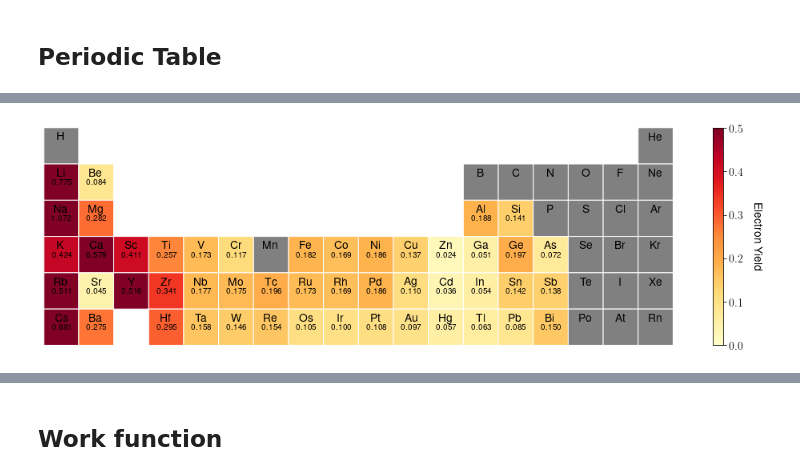
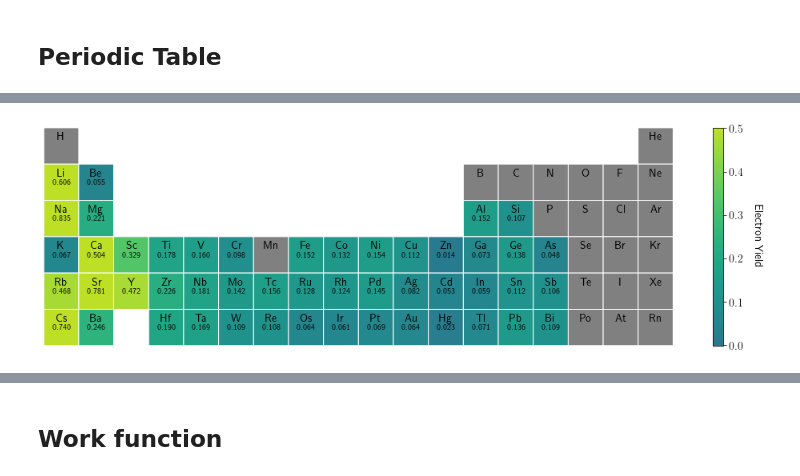
Before and after one commit to mbercx/phd-thesis, a Jupyter notebook: jupyter/quotas/metals/high_throughput.ipynb, the cells around one changed output, grey strips where cells are left out. Cells and saved outputs as stored; diff of their text form; code cells hidden in the pictures.

```diff
--- a/jupyter/quotas/metals/high_throughput.ipynb
+++ b/jupyter/quotas/metals/high_throughput.ipynb
@@ -75,3 +77,24 @@ def get_element_average(element, ion):
 # %%
 l = [el for el in yield_dict.keys() if not len(el) > 2]
 l.extend(["Cr", "Fe", "Hg", "Sn"])
+# %%
+import matplotlib.pyplot as plt
+import matplotlib.colors as colors
+import matplotlib.cm as cm
+import numpy as np
+
+def truncate_colormap(cmap, minval=0.0, maxval=1.0, n=100):
+    new_cmap = colors.LinearSegmentedColormap.from_list(
+        'trunc({n},{a:.2f},{b:.2f})'.format(n=cmap.name, a=minval, b=maxval),
+        cmap(np.linspace(minval, maxval, n)))
+    return new_cmap
+
+new_vir = truncate_colormap(cm.viridis, minval=0.4, maxval=0.9, n=100)
+
+He_yield_dict = {e: get_element_average(e, "He") for e in l}
+
+periodic_table_heatmap(He_yield_dict, max_row=6, cbar_label="Electron Yield",
+                       cmap=new_vir, cmap_range=[0, 0.5], value_format="%.3f")
+fig = plt.gcf()
+fig.set_size_inches((14,4))
+plt.savefig(format="png", dpi=300, fname=os.path.join(figures_dir, "He_yield_table.png"), bbox_inches="tight")
@@ -78,9 +103,9 @@ l.extend(["Cr", "Fe", "Hg", "Sn"])
 # %%
-He_yield_dict = {e: get_element_average(e, "He") for e in l}
-
-periodic_table_heatmap(He_yield_dict, max_row=6, cbar_label="Electron Yield", cmap_range=[0, 0.5], value_format="%.3f")
+Ne_yield_dict = {e: get_element_average(e, "Ne") for e in l}
+periodic_table_heatmap(Ne_yield_dict, max_row=6, cbar_label="Electron Yield",
+                       cmap=new_vir, cmap_range=[0, 0.5], value_format="%.3f")
 fig = plt.gcf()
 fig.set_size_inches((14,4))
-plt.savefig(format="png", dpi=300, fname=os.path.join(figures_dir, "He_yield_table.png"), bbox_inches="tight")
+plt.savefig(format="png", dpi=300, fname=os.path.join(figures_dir, "Ne_yield_table.png"), bbox_inches="tight")
 # %% [output]
-[figure, old version]
+[figure, new version]
```
Also changed, not shown: parts of 3 cells of this notebook, 17 other files.
